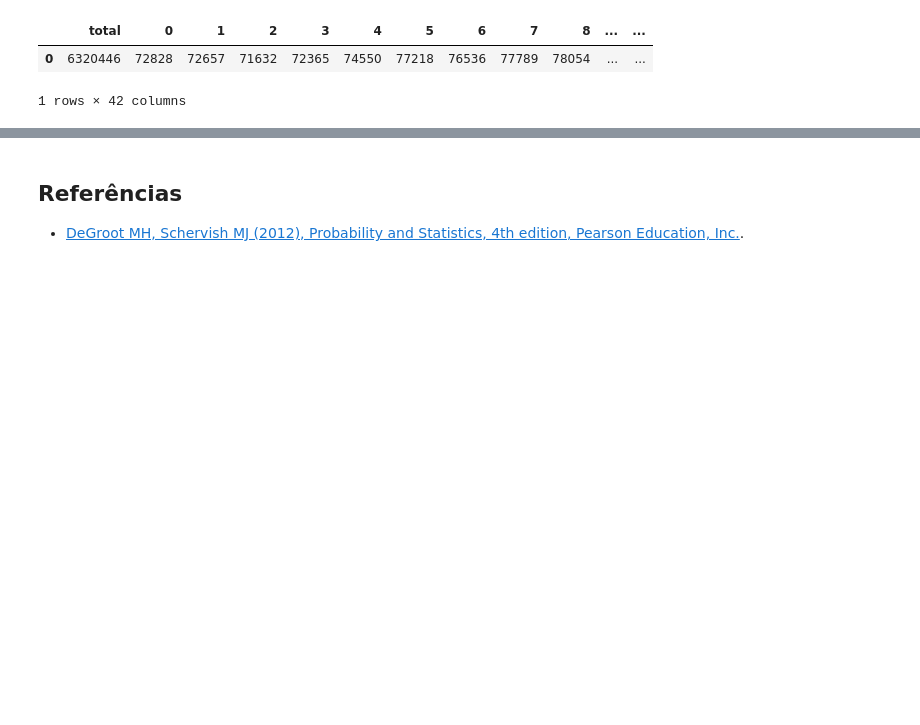
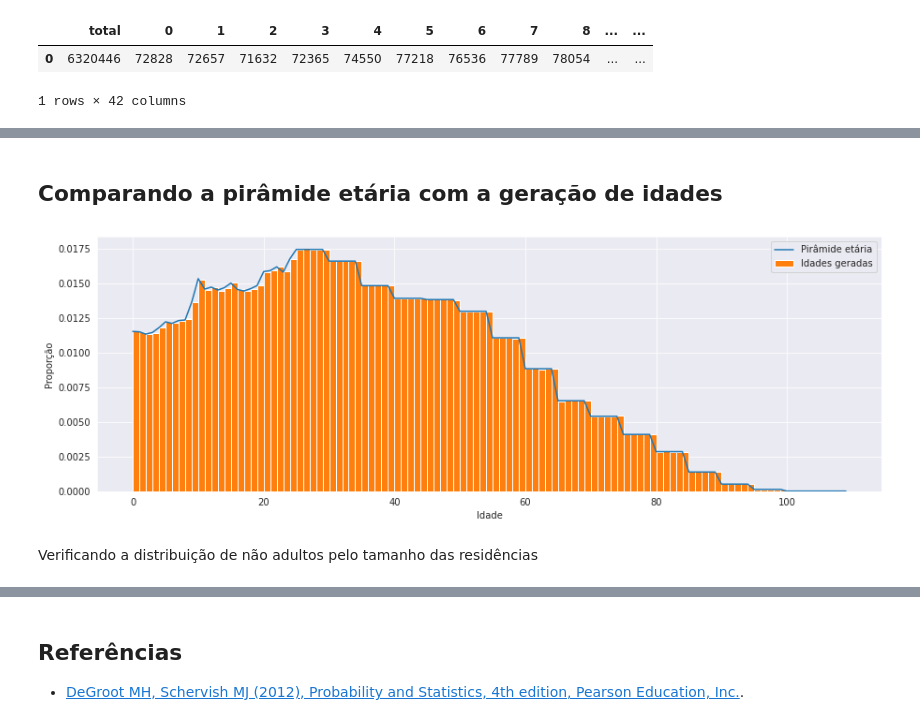
Before and after one commit to ModSiming/EpiSiming, a Jupyter notebook: notebooks/01.04-Atributos_de_idade_e_infectividade.ipynb, the cells around one changed output, grey strips where cells are left out. Drawn from its saved outputs; the diff is of its cells as text; code cells hidden in the pictures; blank space fills up the shorter version.

```diff
--- a/notebooks/01.04-Atributos_de_idade_e_infectividade.ipynb
+++ b/notebooks/01.04-Atributos_de_idade_e_infectividade.ipynb
@@ -319,0 +255,18 @@ self.pop_idades = gera_idades(
+# %%
+def weighted(l):
+    '''
+    Make a distribution out of a list or array.
+
+    Given any data array or list, this function returns its distribution, or weights which sum to 1
+
+    Input:
+    ------
+        l: list of float/int
+            List or Array of data to be made into a distribution
+
+    Output:
+    -------
+        weighted: array of float/int
+            The same data as weighted array
+    '''
+    return np.array(l)/sum(np.array(l))
@@ -319,0 +362,3 @@ self.pop_idades = gera_idades(
+# %%
+%%time
+ages = gen_pop_age(rio.res_pop, np.array(rio.res_size), np.array(age_fractions), age_groups_interp, len(rio.pop_res))
@@ -319,0 +368,14 @@ self.pop_idades = gera_idades(
+# %% [markdown]
+## Comparando a pirâmide etária com a geração de idades
+# %%
+plt.figure(figsize=(15,5))
+plt.plot(age_fractions, label = 'Pirâmide etária')
+ax = plt.hist(ages, density = True, bins = 109, label = 'Idades geradas')
+plt.ylabel('Proporção')
+plt.xlabel('Idade')
+plt.legend()
+plt.show()
+# %% [output]
+[figure, added]
+# %% [markdown]
+Verificando a distribuição de não adultos pelo tamanho das residências
```
Also changed, not shown: parts of 21 cells of this notebook, 1 other file.
